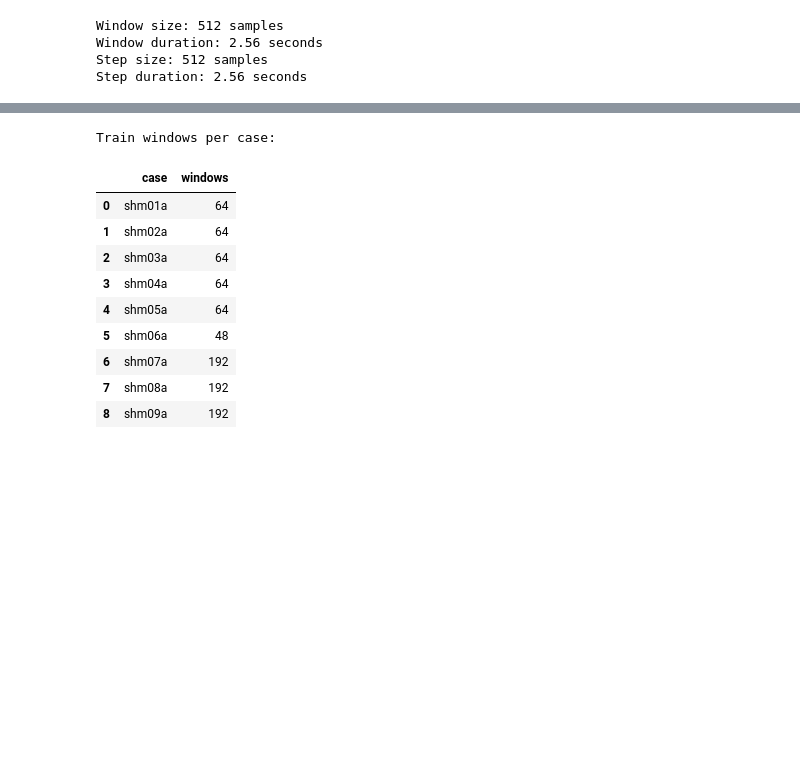
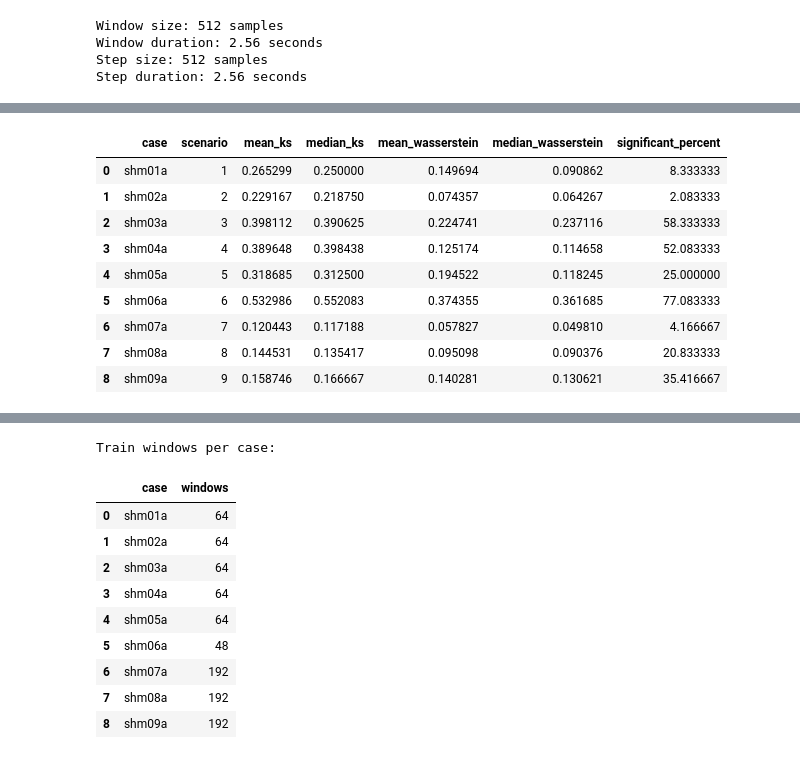
Before and after one commit to SamiraKheradmand/IASC-ASCE-Transformer-SHM, a Jupyter notebook: notebooks/02_split_methods/block_random/BlochRandom_transformer_highpass_audit.ipynb.ipynb, the cells around one changed output, grey strips where cells are left out. Cells and saved outputs as stored; diff of their text form; code cells hidden in the pictures; blank space fills up the shorter version.

```diff
--- a/notebooks/02_split_methods/block_random/BlochRandom_transformer_highpass_audit.ipynb.ipynb
+++ b/notebooks/02_split_methods/block_random/BlochRandom_transformer_highpass_audit.ipynb.ipynb
@@ -607,0 +1097,21 @@ X_test, y_test, test_meta_df = make_windows(test_norm)
+# %%
+# ============================================================
+# Similarity Audit 1C: Train-based feature standardization
+# Statistics: 4 Features x 12 Sensors
+# ============================================================
+
+feature_mean = train_features.mean(axis=0)
+feature_std = train_features.std(axis=0)
+
+feature_std[feature_std == 0] = 1.0
+
+train_features_scaled = (train_features - feature_mean) / feature_std
+val_features_scaled = (val_features - feature_mean) / feature_std
+test_features_scaled = (test_features - feature_mean) / feature_std
+
+print("Feature mean:", feature_mean.shape)
+print("Feature std: ", feature_std.shape)
+
+print("Train:", train_features_scaled.shape)
+print("Val:  ", val_features_scaled.shape)
+print("Test: ", test_features_scaled.shape)
@@ -607,0 +1197,33 @@ X_test, y_test, test_meta_df = make_windows(test_norm)
+# %%
+# ============================================================
+# Similarity Audit 3: Statistical summary by scenario
+# ============================================================
+
+scenario_summary_df = (
+    distribution_df
+    .groupby(["case", "scenario"])
+    .agg(
+        mean_ks=("ks_statistic", "mean"),
+        median_ks=("ks_statistic", "median"),
+        mean_wasserstein=("wasserstein", "mean"),
+        median_wasserstein=("wasserstein", "median"),
+        significant_percent=(
+            "ks_p_value",
+            lambda x: 100 * np.mean(x < 0.05)
+        )
+    )
+    .reset_index()
+)
+
+display(scenario_summary_df)
+# %% [output]
+|  | case | scenario | mean_ks | median_ks | mean_wasserstein | median_wasserstein | significant_percent |
+| 0 | shm01a | 1 | 0.265299 | 0.250000 | 0.149694 | 0.090862 | 8.333333 |
+| 1 | shm02a | 2 | 0.229167 | 0.218750 | 0.074357 | 0.064267 | 2.083333 |
+| 2 | shm03a | 3 | 0.398112 | 0.390625 | 0.224741 | 0.237116 | 58.333333 |
+| 3 | shm04a | 4 | 0.389648 | 0.398438 | 0.125174 | 0.114658 | 52.083333 |
+| 4 | shm05a | 5 | 0.318685 | 0.312500 | 0.194522 | 0.118245 | 25.000000 |
+| 5 | shm06a | 6 | 0.532986 | 0.552083 | 0.374355 | 0.361685 | 77.083333 |
+| 6 | shm07a | 7 | 0.120443 | 0.117188 | 0.057827 | 0.049810 | 4.166667 |
+| 7 | shm08a | 8 | 0.144531 | 0.135417 | 0.095098 | 0.090376 | 20.833333 |
+| 8 | shm09a | 9 | 0.158746 | 0.166667 | 0.140281 | 0.130621 | 35.416667 |
```
Also changed, not shown: parts of 34 cells of this notebook.
